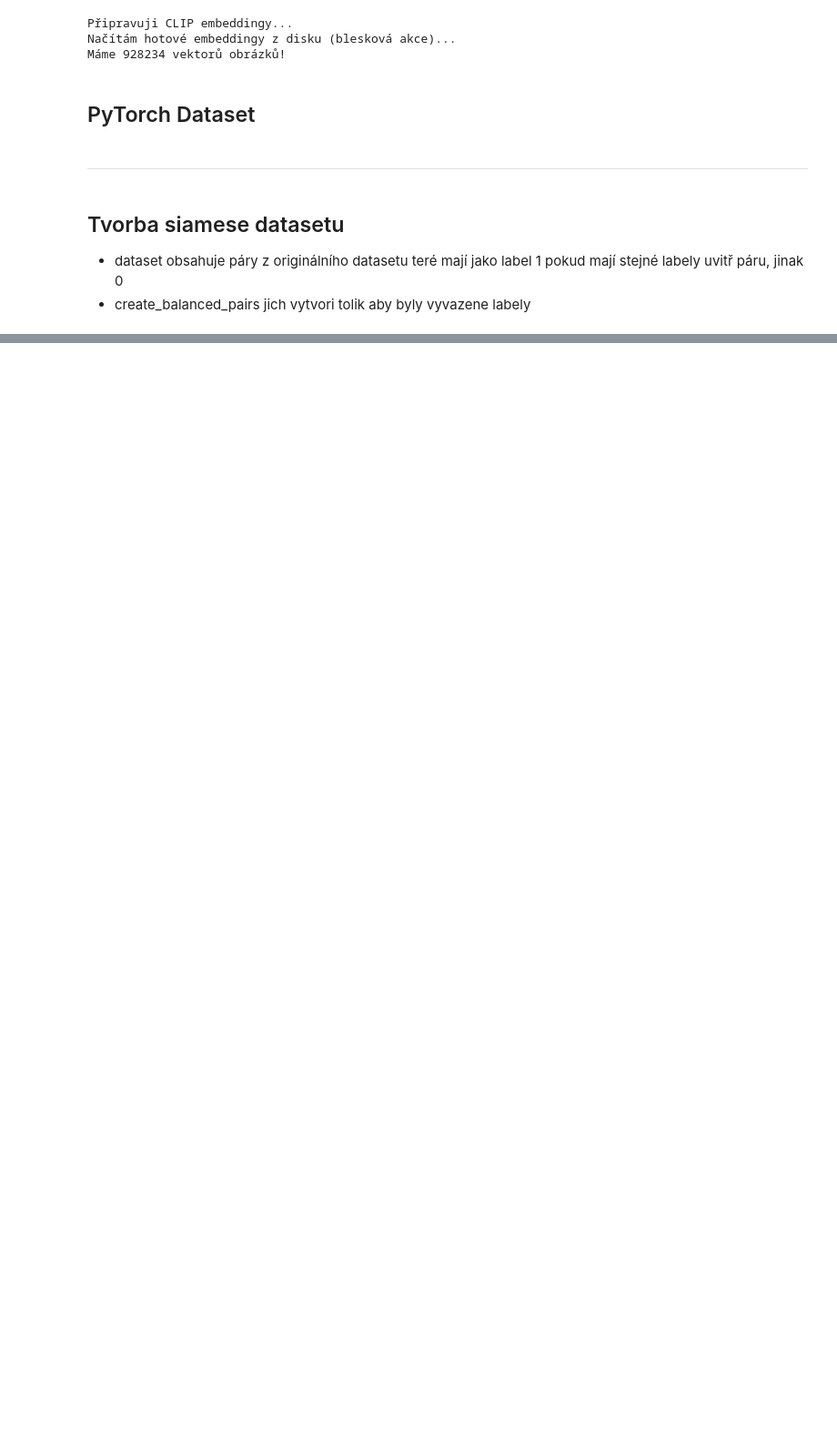
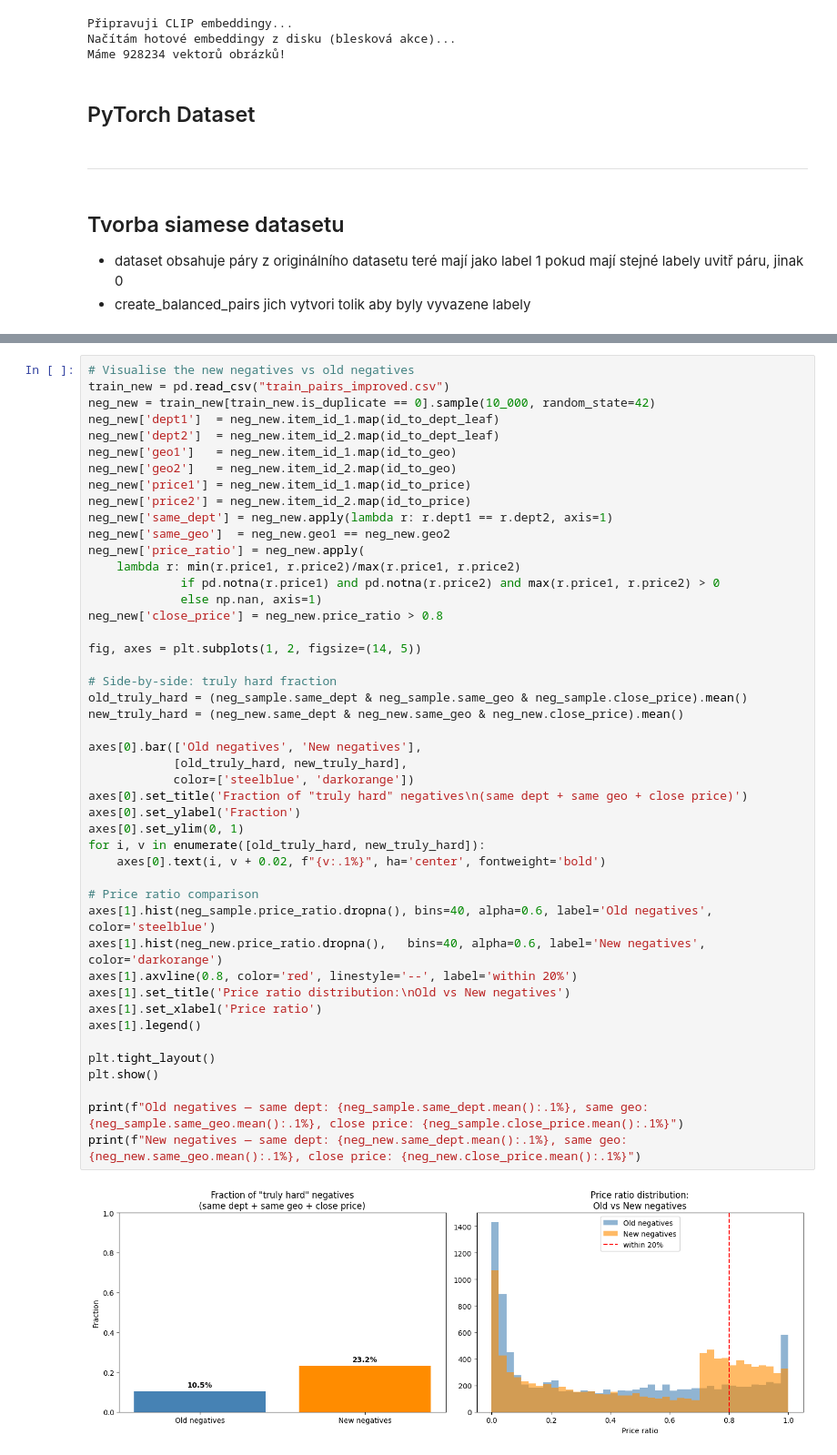
Before and after one commit to MatousKovar/Clothing-Listings-Clustering, a Jupyter notebook: notebooks/explore_datasets.ipynb, the cells around one changed output, grey strips where cells are left out. Shown at 91% size. Saved outputs shown, nothing was run; the diff lists cells and outputs as text; blank space fills up the shorter version.

```diff
--- a/notebooks/explore_datasets.ipynb
+++ b/notebooks/explore_datasets.ipynb
@@ -395,0 +894,48 @@ Máme 928234 vektorů obrázků!
+# %%
+# Visualise the new negatives vs old negatives
+train_new = pd.read_csv("train_pairs_improved.csv")
+neg_new = train_new[train_new.is_duplicate == 0].sample(10_000, random_state=42)
+neg_new['dept1']  = neg_new.item_id_1.map(id_to_dept_leaf)
+neg_new['dept2']  = neg_new.item_id_2.map(id_to_dept_leaf)
+neg_new['geo1']   = neg_new.item_id_1.map(id_to_geo)
+neg_new['geo2']   = neg_new.item_id_2.map(id_to_geo)
+neg_new['price1'] = neg_new.item_id_1.map(id_to_price)
+neg_new['price2'] = neg_new.item_id_2.map(id_to_price)
+neg_new['same_dept'] = neg_new.apply(lambda r: r.dept1 == r.dept2, axis=1)
+neg_new['same_geo']  = neg_new.geo1 == neg_new.geo2
+neg_new['price_ratio'] = neg_new.apply(
+    lambda r: min(r.price1, r.price2)/max(r.price1, r.price2)
+             if pd.notna(r.price1) and pd.notna(r.price2) and max(r.price1, r.price2) > 0
+             else np.nan, axis=1)
+neg_new['close_price'] = neg_new.price_ratio > 0.8
+
+fig, axes = plt.subplots(1, 2, figsize=(14, 5))
+
+# Side-by-side: truly hard fraction
+old_truly_hard = (neg_sample.same_dept & neg_sample.same_geo & neg_sample.close_price).mean()
+new_truly_hard = (neg_new.same_dept & neg_new.same_geo & neg_new.close_price).mean()
+
+axes[0].bar(['Old negatives', 'New negatives'],
+            [old_truly_hard, new_truly_hard],
+            color=['steelblue', 'darkorange'])
+axes[0].set_title('Fraction of "truly hard" negatives\n(same dept + same geo + close price)')
+axes[0].set_ylabel('Fraction')
+axes[0].set_ylim(0, 1)
+for i, v in enumerate([old_truly_hard, new_truly_hard]):
+    axes[0].text(i, v + 0.02, f"{v:.1%}", ha='center', fontweight='bold')
+
+# Price ratio comparison
+axes[1].hist(neg_sample.price_ratio.dropna(), bins=40, alpha=0.6, label='Old negatives', color='steelblue')
+axes[1].hist(neg_new.price_ratio.dropna(),   bins=40, alpha=0.6, label='New negatives', color='darkorange')
+axes[1].axvline(0.8, color='red', linestyle='--', label='within 20%')
+axes[1].set_title('Price ratio distribution:\nOld vs New negatives')
+axes[1].set_xlabel('Price ratio')
+axes[1].legend()
+
+plt.tight_layout()
+plt.show()
+
+print(f"Old negatives — same dept: {neg_sample.same_dept.mean():.1%}, same geo: {neg_sample.same_geo.mean():.1%}, close price: {neg_sample.close_price.mean():.1%}")
+print(f"New negatives — same dept: {neg_new.same_dept.mean():.1%}, same geo: {neg_new.same_geo.mean():.1%}, close price: {neg_new.close_price.mean():.1%}")
+# %% [output]
+[figure, added]
```
Also changed, not shown: parts of 23 cells of this notebook, 5 other files.
